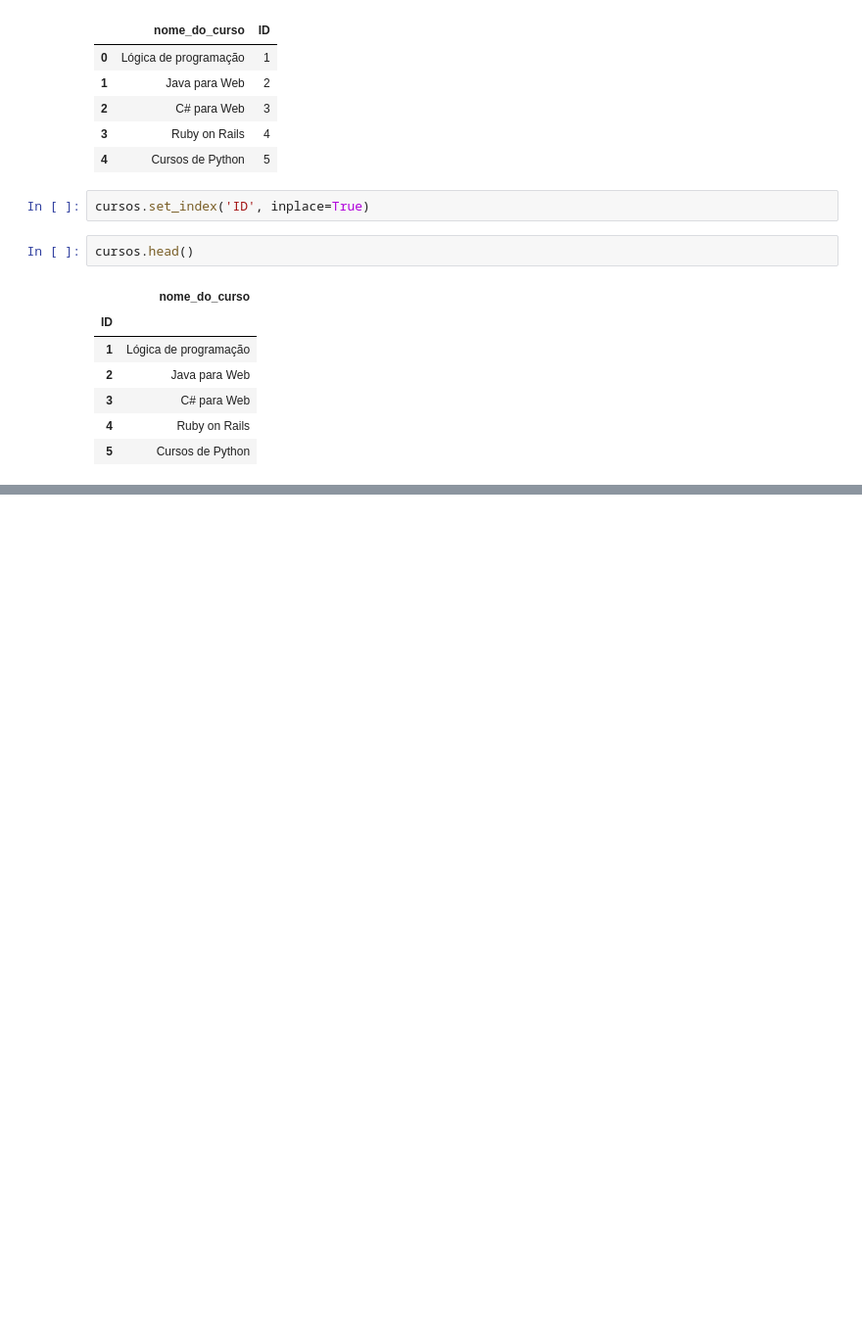
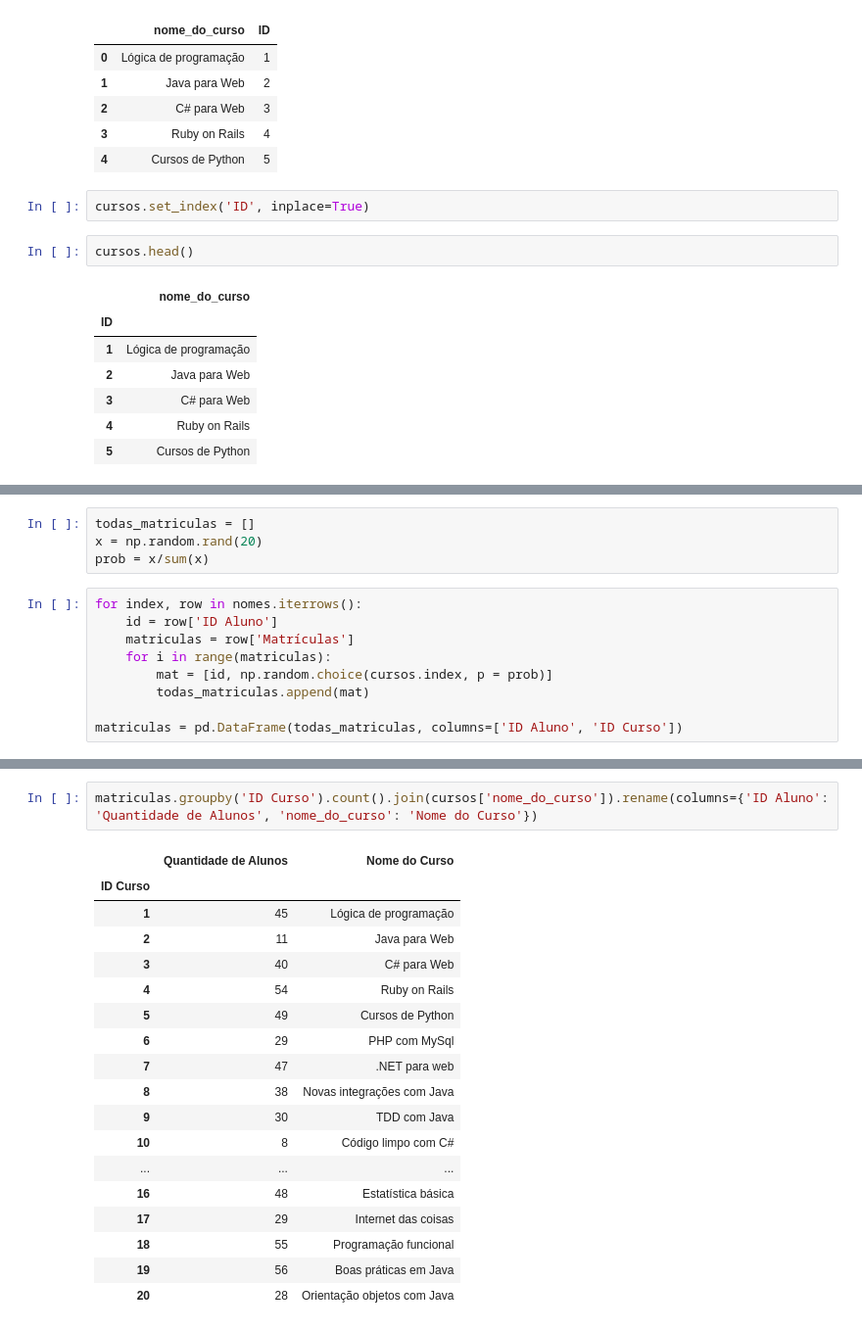
Before and after one commit to PurpleLobster31/Pandas-Formatos-diferentes-de-entrada-e-saida-IO-, a Jupyter notebook: Pandas IO.ipynb, the cells around one changed output, grey strips where cells are left out. Shown at 98% size. Drawn from its saved outputs; the diff is of its cells as text; blank space fills up the shorter version.

```diff
--- a/Pandas IO.ipynb
+++ b/Pandas IO.ipynb
@@ -224,0 +305,13 @@ cursos.head()
+# %%
+todas_matriculas = []
+x = np.random.rand(20)
+prob = x/sum(x)
+# %%
+for index, row in nomes.iterrows():
+    id = row['ID Aluno']
+    matriculas = row['Matrículas']
+    for i in range(matriculas):
+        mat = [id, np.random.choice(cursos.index, p = prob)]
+        todas_matriculas.append(mat)
+
+matriculas = pd.DataFrame(todas_matriculas, columns=['ID Aluno', 'ID Curso'])
@@ -224,0 +327,21 @@ cursos.head()
+# %%
+matriculas.groupby('ID Curso').count().join(cursos['nome_do_curso']).rename(columns={'ID Aluno': 'Quantidade de Alunos', 'nome_do_curso': 'Nome do Curso'})
+# %% [output]
+|  | Quantidade de Alunos | Nome do Curso |
+| ID Curso |  |  |
+| 1 | 45 | Lógica de programação |
+| 2 | 11 | Java para Web |
+| 3 | 40 | C# para Web |
+| 4 | 54 | Ruby on Rails |
+| 5 | 49 | Cursos de Python |
+| 6 | 29 | PHP com MySql |
+| 7 | 47 | .NET para web |
+| 8 | 38 | Novas integrações com Java |
+| 9 | 30 | TDD com Java |
+| 10 | 8 | Código limpo com C# |
+| ... | ... | ... |
+| 16 | 48 | Estatística básica |
+| 17 | 29 | Internet das coisas |
+| 18 | 55 | Programação funcional |
+| 19 | 56 | Boas práticas em Java |
+| 20 | 28 | Orientação objetos com Java |
```
Also changed, not shown: parts of 29 cells of this notebook, 2 other files.
